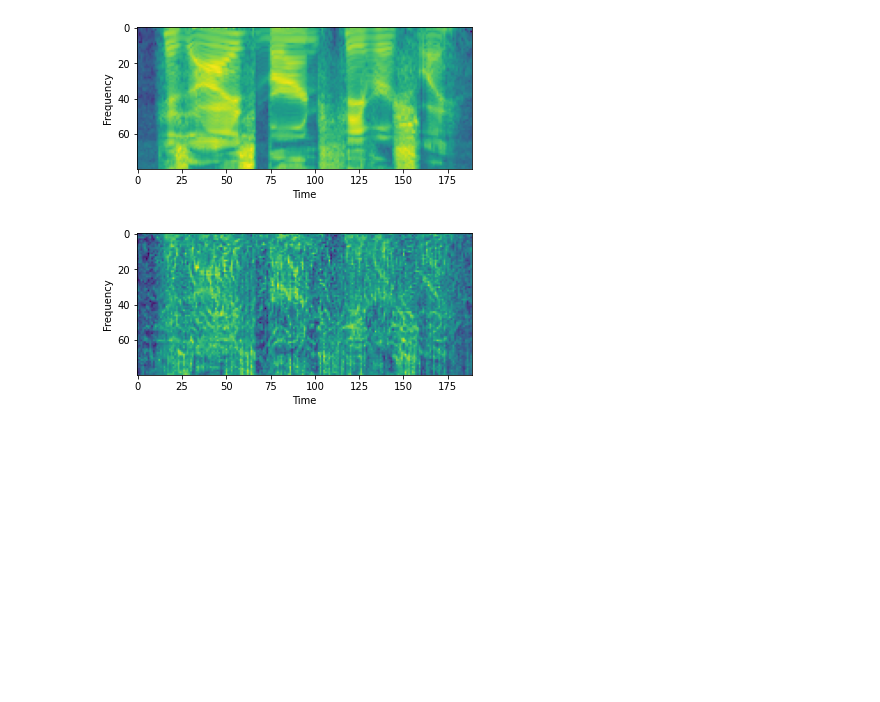
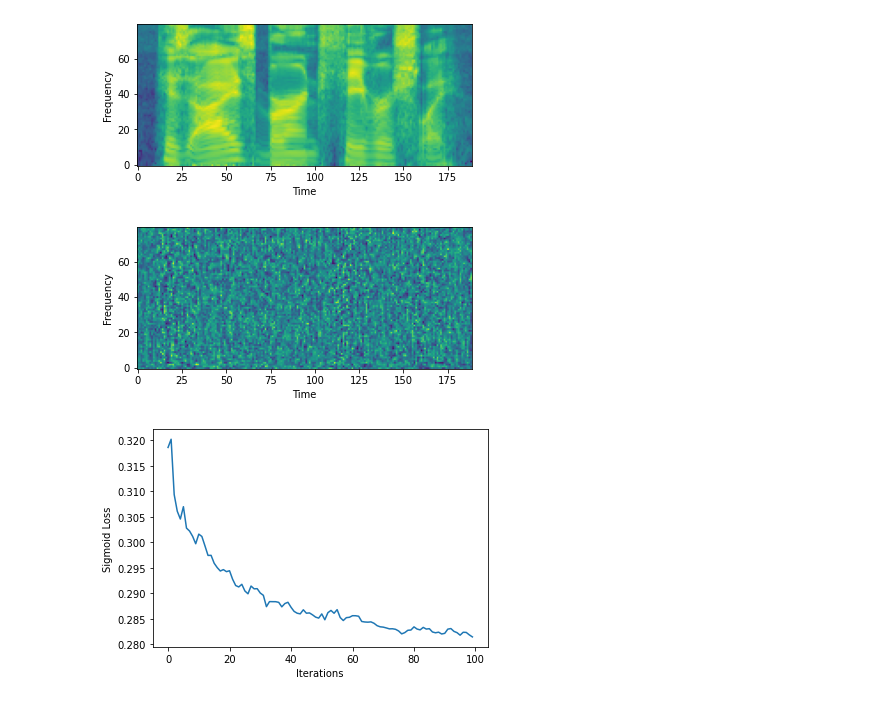
Before and after one commit to bilalhsp/Auditory_Cortex, a Jupyter notebook: notebooks/gradient.ipynb, the cells around one changed output. Cells and saved outputs as stored; diff of their text form; code cells hidden in the pictures; blank space fills up the shorter version.

```diff
--- a/notebooks/gradient.ipynb
+++ b/notebooks/gradient.ipynb
@@ -56,9 +33,7 @@ Speech2TextModel(
 # %%
-def get_beta_eta(sent=1, layer=0):
+def get_beta_eta(sent=[1], layer=0):
     # train_list = np.arange(1,451).tolist()
-    z_vals_train, n_vals_train = reg.get_layer_values_and_spikes(layer=layer, win=80, sent_list=[sent])
+    z_vals_train, n_vals_train = reg.get_layer_values_and_spikes(layer=layer, win=80, sent_list=sent)
     # print(z_vals_train.shape, n_vals_train.shape)
-
     beta = np.linalg.solve(z_vals_train.T.dot(z_vals_train), (z_vals_train.T).dot(n_vals_train))
     return beta, n_vals_train, z_vals_train
-# beta.requires_grad = True
@@ -141,31 +40,50 @@ beta.shape
+# %%
+layers = ["encoder.conv.conv_layers.0","encoder.conv.conv_layers.1","encoder.layers.0.fc2",
+			"encoder.layers.1.fc2","encoder.layers.2.fc2","encoder.layers.3.fc2",
+			"encoder.layers.4.fc2","encoder.layers.5.fc2","encoder.layers.6.fc2",
+			"encoder.layers.7.fc2","encoder.layers.8.fc2","encoder.layers.9.fc2"]
+# %%
+from gradient_extraction.get_gradients import GetGradient
+
+aud = neural_data.audio(0)
+sent_list = np.arange(1, 499).tolist()
+layer = 3
+betas, _ , _ =  get_beta_eta(sent=sent_list, layer=layer)
+betas = torch.tensor(betas, dtype=torch.float32)
 # %%
-aud = neural_data.audio(0)
-beta, eta_val, z_val = get_beta_eta(1, 1)
-beta = torch.tensor(beta, dtype=torch.float32)
+spect = feature_extractor(aud, sampling_rate=16000, return_tensors="pt").input_features
+optimizer = torch.optim.Adam([spect], lr=10)
+get_opt_input = GetGradient(model, optimizer)
 
-spect = feature_extractor(aud, sampling_rate=16000, return_tensors="pt").input_features
-optimizer = torch.optim.Adam([spect], lr=0.1)
-get_opt_input(spect, model, "encoder.conv.conv_layers.1", iterations=100, lr=10)
+get_opt_input.get_opt_input(spect, betas, layers[layer], iterations=100)
+
 # modified = dream(spect, model, "encoder.conv.conv_layers.0", iterations=10, lr=10)
 with torch.no_grad():
-    # modified.squeeze_(0)
+    # modified.squeeze_(0)``
     spect.squeeze_(0)
 
 import matplotlib.pyplot as plt
 plt.figure()
 plt.imshow(feature_extractor(aud, sampling_rate=16000, return_tensors="pt").input_features.squeeze_(0).detach().numpy().T)
 ax = plt.gca()
-# ax.invert_yaxis()
+ax.invert_yaxis()
 plt.xlabel("Time")
 plt.ylabel("Frequency")
 # plt.show()
 plt.figure()
 plt.imshow(spect.detach().numpy().T)
+ax = plt.gca()
+ax.invert_yaxis()
 plt.xlabel("Time")
 plt.ylabel("Frequency")
 plt.show()
-# ax = plt.gca()
-# ax.invert_yaxis()
+
+plt.figure()
+plt.plot(get_opt_input.loss_list)
+plt.xlabel("Iterations")
+plt.ylabel("Sigmoid Loss")
+plt.show()
 # %% [output]
-[figure, old version]
+[figure, new version]
-[figure, old version]
+[figure, new version]
+[figure, added]
```
Also changed, not shown: parts of 10 cells of this notebook, 4 other files.
